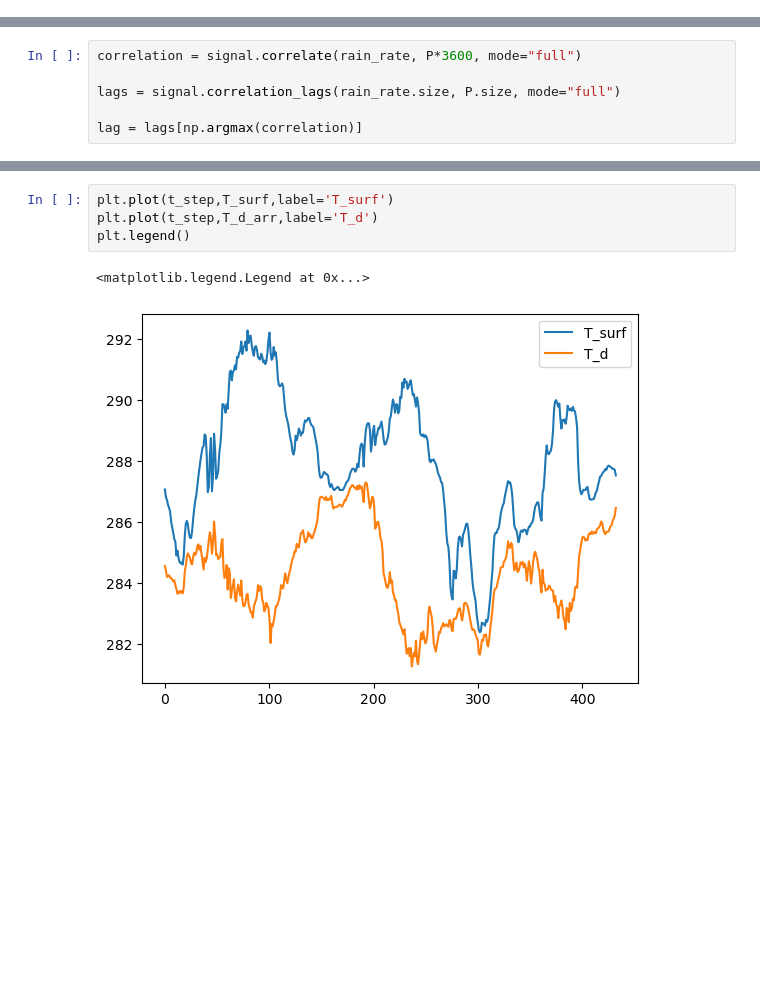
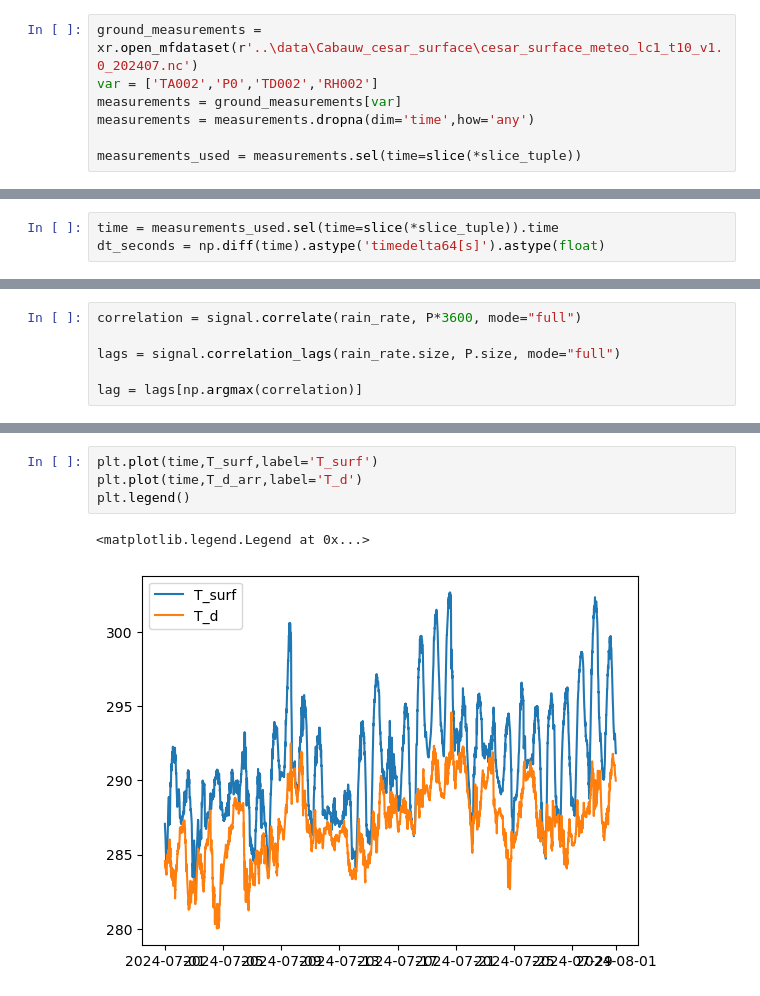
Before and after one commit to char998/rainmodel_conc, a Jupyter notebook: GB84/runs_and_tests_with_kalman.ipynb, the cells around one changed output, grey strips where cells are left out. Cells and saved outputs as stored; diff of their text form; blank space fills up the shorter version.

```diff
--- a/GB84/runs_and_tests_with_kalman.ipynb
+++ b/GB84/runs_and_tests_with_kalman.ipynb
@@ -35,0 +33,7 @@ Data variables: (12/22)
+# %%
+ground_measurements = xr.open_mfdataset(r'..\data\Cabauw_cesar_surface\cesar_surface_meteo_lc1_t10_v1.0_202407.nc')
+var = ['TA002','P0','TD002','RH002']
+measurements = ground_measurements[var]
+measurements = measurements.dropna(dim='time',how='any')
+
+measurements_used = measurements.sel(time=slice(*slice_tuple))
@@ -35,0 +42,3 @@ Data variables: (12/22)
+# %%
+time = measurements_used.sel(time=slice(*slice_tuple)).time
+dt_seconds = np.diff(time).astype('timedelta64[s]').astype(float)
@@ -899,7 +619,7 @@ ValueError: x and y must have same first dimension, but have shapes (4464,) and
 # %%
-plt.plot(t_step,T_surf,label='T_surf')
-plt.plot(t_step,T_d_arr,label='T_d')
+plt.plot(time,T_surf,label='T_surf')
+plt.plot(time,T_d_arr,label='T_d')
 plt.legend()
 # %% [output]
 <matplotlib.legend.Legend at 0x...>
-[figure, old version]
+[figure, new version]
```
Also changed, not shown: parts of 70 cells of this notebook, 2 other files.
